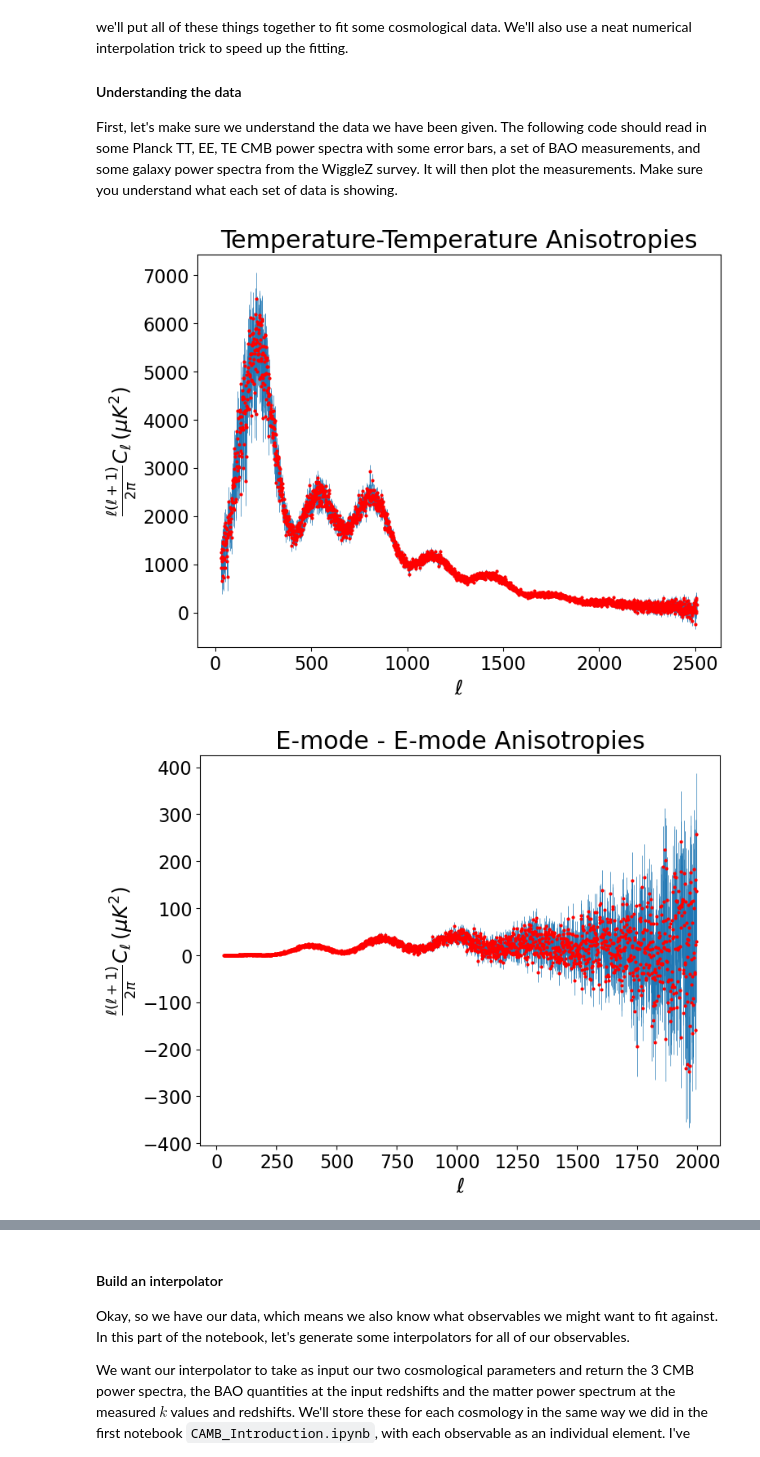
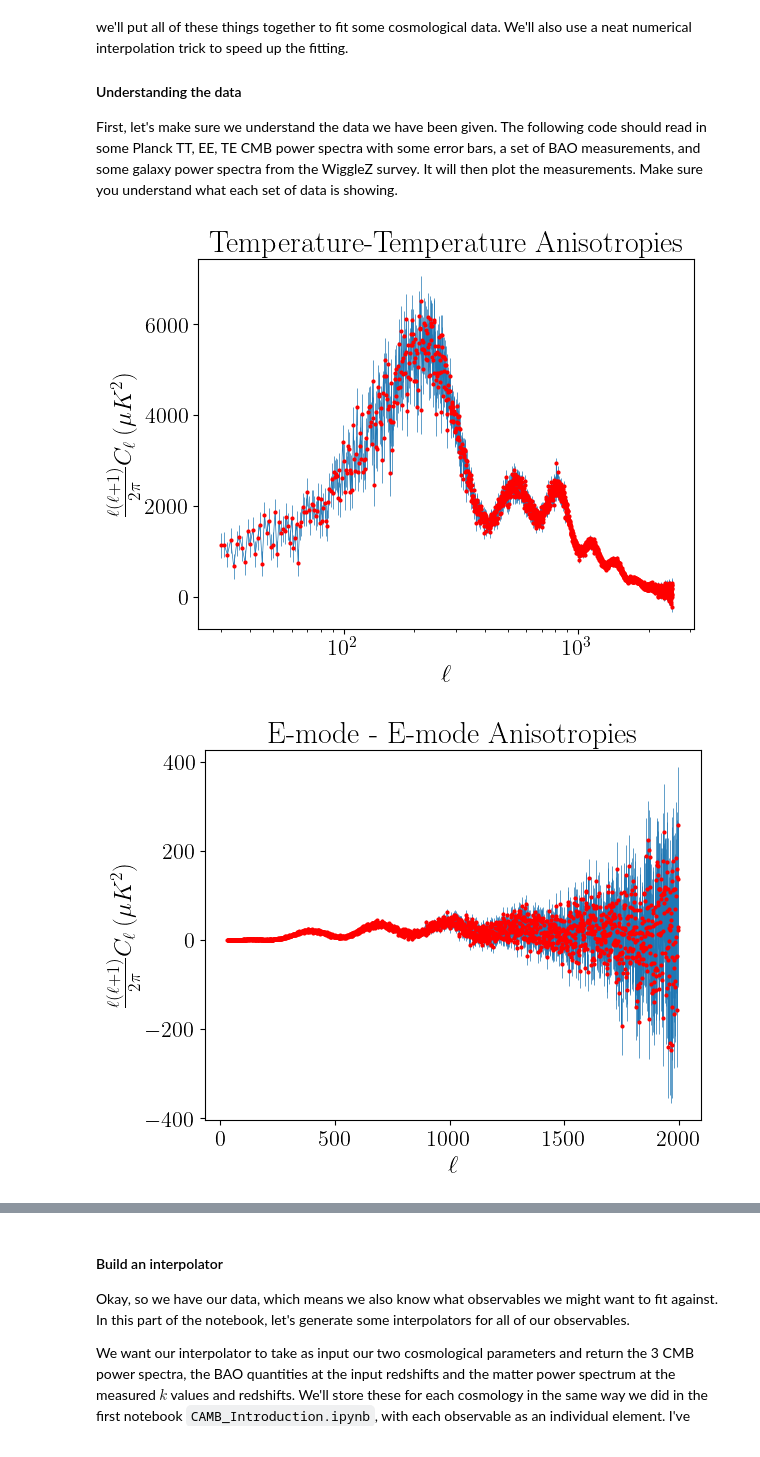
Before and after one commit to ryanwhite1/PHYS4080-Parameter-Project, a Jupyter notebook: Cosmo_Fitting.ipynb, the cells around one changed output, grey strips where cells are left out. Cells and saved outputs as stored; diff of their text form; code cells hidden in the pictures.

```diff
--- a/Cosmo_Fitting.ipynb
+++ b/Cosmo_Fitting.ipynb
@@ -12,6 +12,9 @@ import matplotlib.pyplot as plt
 # %matplotlib inline
 # plt.style.use('ggplot')
 # plt.style.use('seaborn-deep')
+plt.rcParams.update({"text.usetex": True})
+plt.rcParams['font.family'] = 'serif'
+plt.rcParams['mathtext.fontset'] = 'cm'
 plt.rc('xtick',labelsize=16)
 plt.rc('ytick',labelsize=16)
 font = {'size': 18}
@@ -32,9 +35,9 @@ Beutler2012 = np.array([0.106, 0.3427729554968161, 0.015])
 Ross2015 = np.array([0.15, 0.2173470199112723, 0.0084])
 DR12LOWZ = np.array([0.32, 0.1154382989526693, 0.0013])
 DR12CMASS = np.array([0.57, 0.07116576972586867, 0.00075])
-BAOredshifts = np.array([Beutler2012[0],Ross2015[0],DR12LOWZ[0],DR12CMASS[0]])
-BAOmeasurements = np.array([Beutler2012[1],Ross2015[1],DR12LOWZ[1],DR12CMASS[1]])
-BAOerrors = np.array([Beutler2012[2],Ross2015[2],DR12LOWZ[2],DR12CMASS[2]])
+BAOredshifts = np.array([Beutler2012[0], Ross2015[0], DR12LOWZ[0], DR12CMASS[0]])
+BAOmeasurements = np.array([Beutler2012[1], Ross2015[1], DR12LOWZ[1], DR12CMASS[1]])
+BAOerrors = np.array([Beutler2012[2], Ross2015[2], DR12LOWZ[2], DR12CMASS[2]])
 
 # Power spectrum data
 WiggleZ_reds = np.array([0.22, 0.41, 0.60, 0.78])  # The redshifts of our measurements
@@ -48,55 +51,52 @@ WiggleZ_z0p78_k, WiggleZ_z0p78_pk, WiggleZ_z0p78_err = np.loadtxt("data/WiggleZ_
 Pantheon_z, Pantheon_mu, Pantheon_mu_err = np.loadtxt("data/Pantheon.dat", unpack=True)
 
 # Now make some plots of these
-fig = plt.figure()
-ax = fig.add_axes([0, 0, 1, 1])
+fig, ax = plt.subplots()
 ax.errorbar(TT_ell, TT_power, yerr=TT_err, marker='o', markerfacecolor='r', markeredgecolor="None", markersize=3, linewidth=0.5)
 ax.set_title('Temperature-Temperature Anisotropies')
 ax.set_xlabel(r'$\ell$')
 ax.set_ylabel(r'$\frac{\ell(\ell+1)}{2\pi}C_{\ell}\,(\mu K^{2})$')
+ax.set_xscale('log')
+fig.savefig("TT-Data.png", dpi=300, bbox_inches='tight')
 
-fig = plt.figure()
-ax = fig.add_axes([0, 0, 1, 1])
+fig, ax = plt.subplots()
 ax.errorbar(EE_ell, EE_power, yerr=EE_err, marker='o', markerfacecolor='r', markeredgecolor="None", markersize=3, linewidth=0.5)
 ax.set_title('E-mode - E-mode Anisotropies')
 ax.set_xlabel(r'$\ell$')
 ax.set_ylabel(r'$\frac{\ell(\ell+1)}{2\pi}C_{\ell}\,(\mu K^{2})$')
+fig.savefig("EE-Data.png", dpi=300, bbox_inches='tight')
 
-fig = plt.figure()
-ax = fig.add_axes([0, 0, 1, 1])
+fig, ax = plt.subplots()
 ax.errorbar(TE_ell, TE_power, yerr=TE_err, marker='o', markerfacecolor='r', markeredgecolor="None", markersize=3, linewidth=0.5)
 ax.set_title('Temperature - E-mode Anisotropies')
 ax.set_xlabel(r'$\ell$')
 ax.set_ylabel(r'$\frac{\ell(\ell+1)}{2\pi}C_{\ell}\,(\mu K^{2})$')
-plt.show()
+fig.savefig("TE-Data.png", dpi=300, bbox_inches='tight')
 
-fig = plt.figure()
-ax = fig.add_axes([0, 0, 1, 1])
+fig, ax = plt.subplots()
 ax.errorbar(BAOredshifts, BAOredshifts*BAOmeasurements, yerr=BAOredshifts*BAOerrors, color='k', linestyle="None")
 ax.set_title('BAO Measurements')
 ax.set_xlabel(r'$z$')
 ax.set_ylabel(r'$z\times \frac{r_{s}}{D_{V}}(z)$')
-plt.show()
+fig.savefig("BAO-Data.png", dpi=300, bbox_inches='tight')
 
-fig = plt.figure()
-ax = fig.add_axes([0, 0, 1, 1])
+fig, ax = plt.subplots()
 ax.errorbar(WiggleZ_z0p22_k, WiggleZ_z0p22_k*WiggleZ_z0p22_pk, yerr=WiggleZ_z0p22_k*WiggleZ_z0p22_err, color='k', marker='o', linestyle='None', label='z=0.22')
 ax.errorbar(WiggleZ_z0p41_k, WiggleZ_z0p41_k*WiggleZ_z0p41_pk, yerr=WiggleZ_z0p41_k*WiggleZ_z0p41_err, color='r', marker='o', linestyle='None', label='z=0.41')
 ax.errorbar(WiggleZ_z0p60_k, WiggleZ_z0p60_k*WiggleZ_z0p60_pk, yerr=WiggleZ_z0p60_k*WiggleZ_z0p60_err, color='b', marker='o', linestyle='None', label='z=0.60')
 ax.errorbar(WiggleZ_z0p78_k, WiggleZ_z0p78_k*WiggleZ_z0p78_pk, yerr=WiggleZ_z0p78_k*WiggleZ_z0p78_err, color='g', marker='o', linestyle='None', label='z=0.78')
 ax.set_title('WiggleZ Pk Measurements')
 ax.set_xlabel(r'$k$')
 ax.set_ylabel(r'$k\,P(k)$')
 plt.legend(loc='upper right', fontsize=16)
-plt.show()
+fig.savefig("Pk-Data.png", dpi=300, bbox_inches='tight')
 
-fig = plt.figure()
-ax = fig.add_axes([0, 0, 1, 1])
+fig, ax = plt.subplots()
 ax.errorbar(Pantheon_z, Pantheon_mu, yerr=Pantheon_mu_err, ls='None', marker='o', markerfacecolor='r', markeredgecolor="None", markersize=3, linewidth=0.5)
 ax.set_title('SNe Measurements')
 ax.set_xlabel(r'$z$')
 ax.set_ylabel(r'$\mu$')
-plt.show()
+fig.savefig("SNe-Data.png", dpi=300, bbox_inches='tight')
 # %% [output]
-[figure, old version]
+[figure, new version]
-[figure, old version]
+[figure, new version]
```
Also changed, not shown: parts of 5 cells of this notebook, 36 other files.
